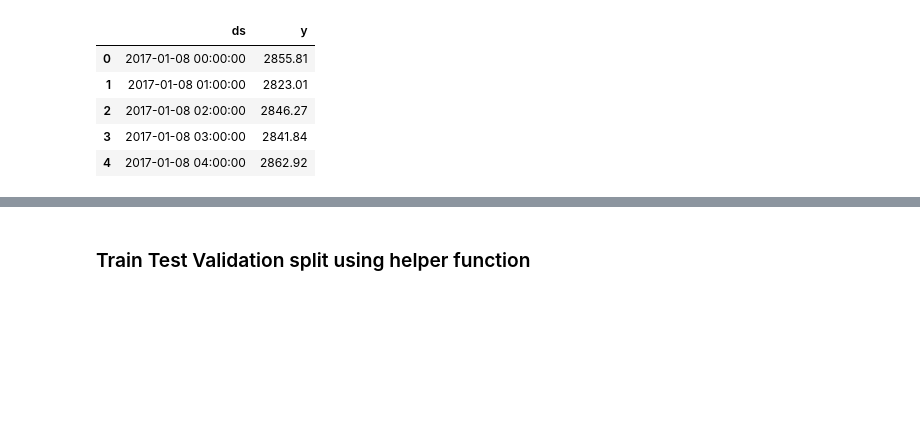
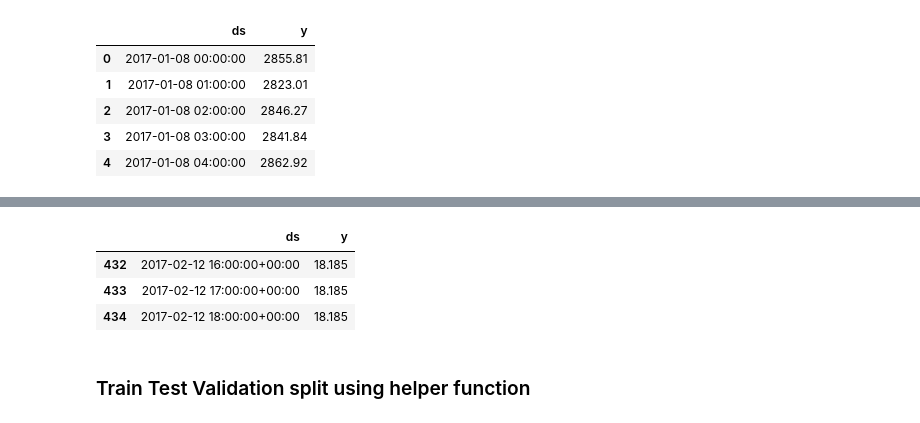
Before and after one commit to MohammadBakir/Bitcoin-Price-Prediction, a Jupyter notebook: time_series/time_series.ipynb, the cells around one changed output, grey strips where cells are left out. Saved outputs shown, nothing was run; the diff lists cells and outputs as text; code cells hidden in the pictures; blank space fills up the shorter version.

```diff
--- a/time_series/time_series.ipynb
+++ b/time_series/time_series.ipynb
@@ -242,3 +265,10 @@ df_gold_FBP.head()
+# %%
+df_vix_intersecting_dates.head(3)
+# %% [output]
+|  | ds | y |
+| 432 | 2017-02-12 16:00:00+00:00 | 18.185 |
+| 433 | 2017-02-12 17:00:00+00:00 | 18.185 |
+| 434 | 2017-02-12 18:00:00+00:00 | 18.185 |
 # %% [markdown]
 ### Train Test Validation split using helper function
 # %%
```
Also changed, not shown: parts of 21 cells of this notebook.
